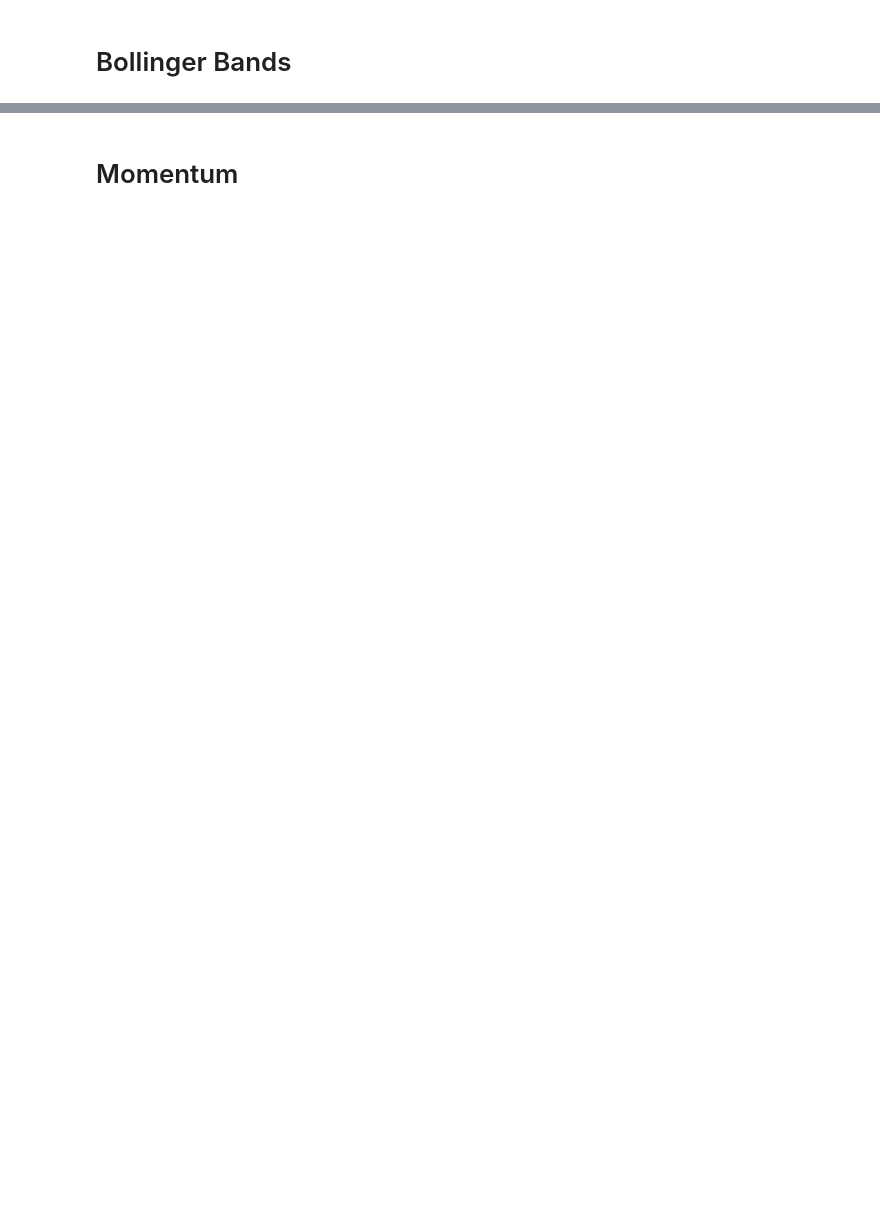
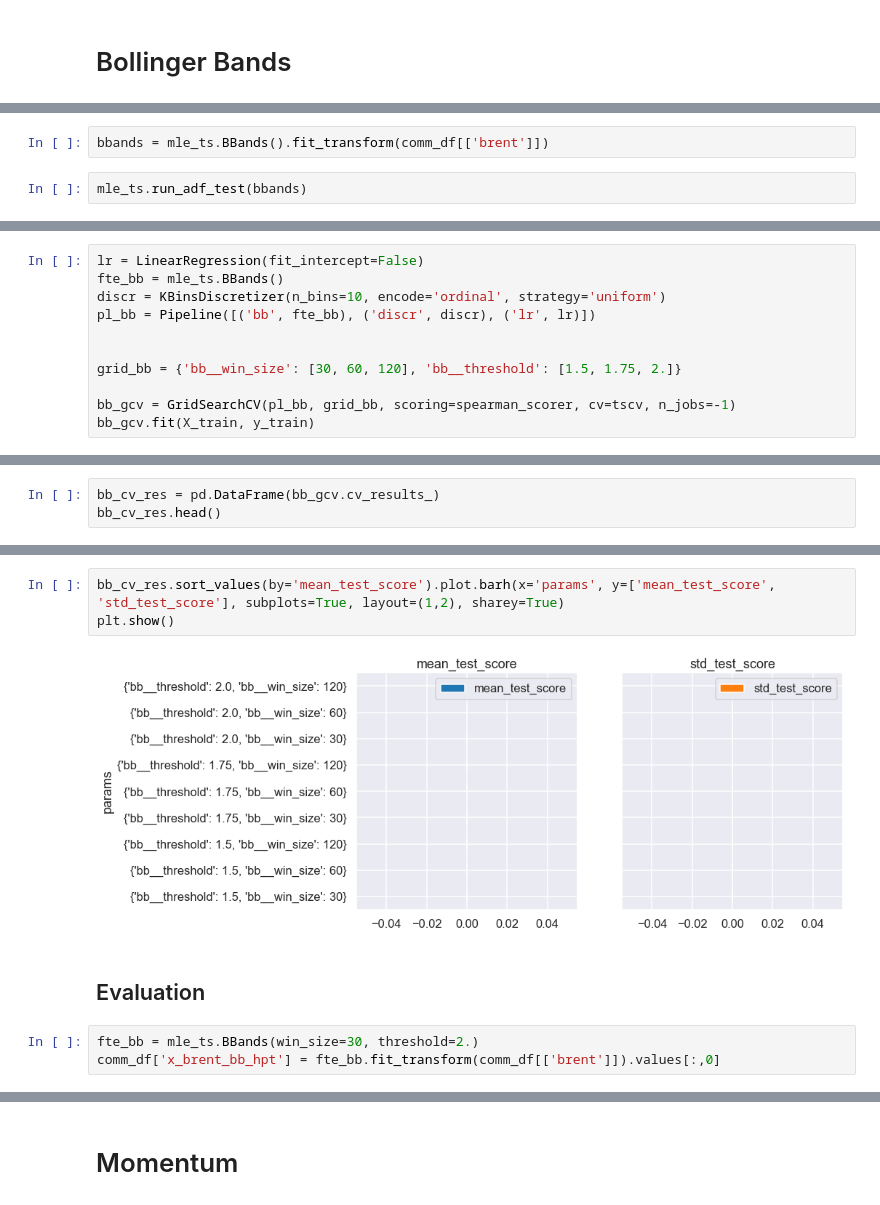
Before and after one commit to manualrg/ai4forecast, a Jupyter notebook: notebooks/04_fte_techind.ipynb, the cells around one changed output, grey strips where cells are left out. Drawn from its saved outputs; the diff is of its cells as text; blank space fills up the shorter version.

```diff
--- a/notebooks/04_fte_techind.ipynb
+++ b/notebooks/04_fte_techind.ipynb
@@ -116,0 +187,4 @@ pd.DataFrame(macd_gcv.cv_results_)
+# %%
+bbands = mle_ts.BBands().fit_transform(comm_df[['brent']])
+# %%
+mle_ts.run_adf_test(bbands)
@@ -116,0 +196,11 @@ pd.DataFrame(macd_gcv.cv_results_)
+# %%
+lr = LinearRegression(fit_intercept=False)
+fte_bb = mle_ts.BBands()
+discr = KBinsDiscretizer(n_bins=10, encode='ordinal', strategy='uniform')
+pl_bb = Pipeline([('bb', fte_bb), ('discr', discr), ('lr', lr)])
+
+
+grid_bb = {'bb__win_size': [30, 60, 120], 'bb__threshold': [1.5, 1.75, 2.]}
+
+bb_gcv = GridSearchCV(pl_bb, grid_bb, scoring=spearman_scorer, cv=tscv, n_jobs=-1)
+bb_gcv.fit(X_train, y_train)
@@ -116,0 +220,3 @@ pd.DataFrame(macd_gcv.cv_results_)
+# %%
+bb_cv_res = pd.DataFrame(bb_gcv.cv_results_)
+bb_cv_res.head()
@@ -116,0 +230,10 @@ pd.DataFrame(macd_gcv.cv_results_)
+# %%
+bb_cv_res.sort_values(by='mean_test_score').plot.barh(x='params', y=['mean_test_score', 'std_test_score'], subplots=True, layout=(1,2), sharey=True)
+plt.show()
+# %% [output]
+[figure, added]
+# %% [markdown]
+## Evaluation
+# %%
+fte_bb = mle_ts.BBands(win_size=30, threshold=2.)
+comm_df['x_brent_bb_hpt'] = fte_bb.fit_transform(comm_df[['brent']]).values[:,0]
```
Also changed, not shown: parts of 61 cells of this notebook, 3 other files.
